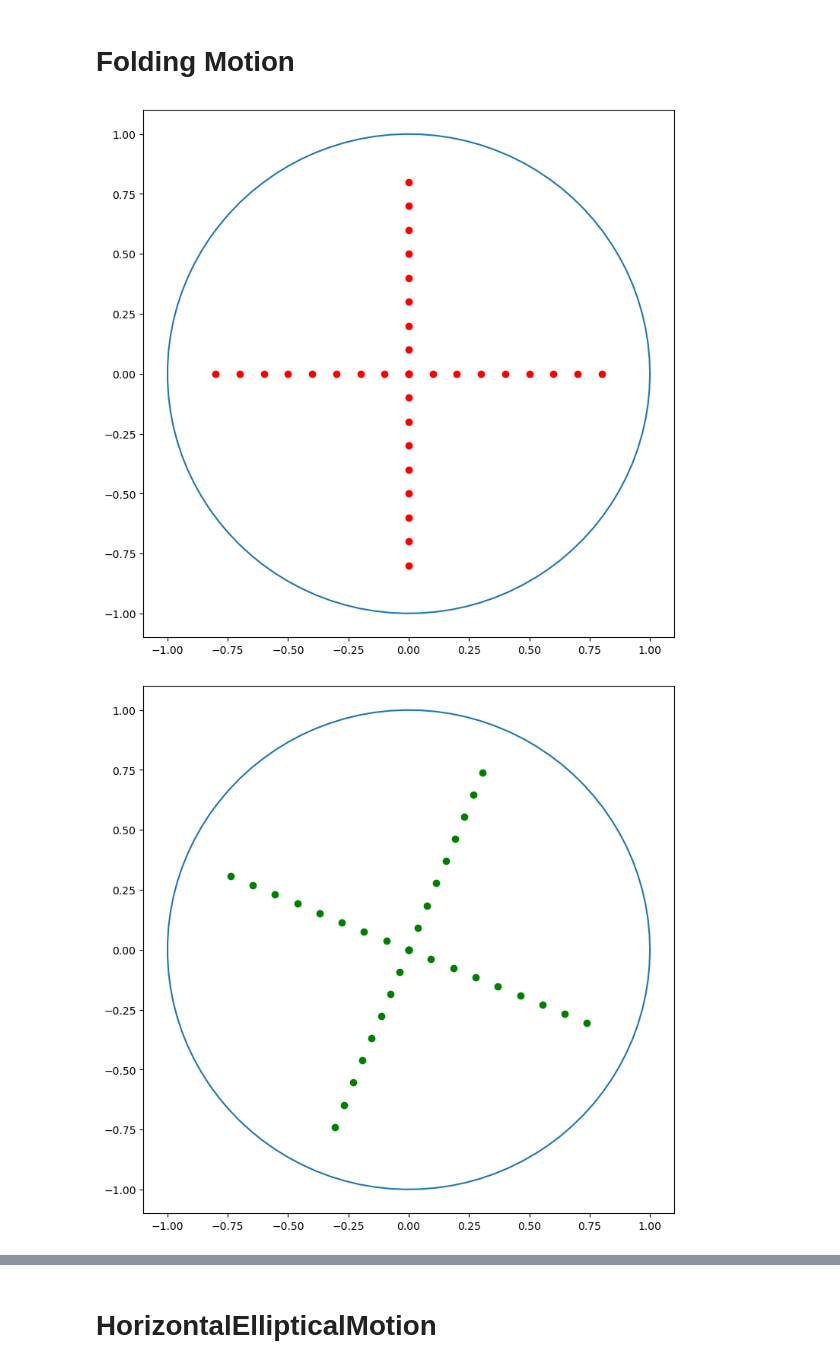
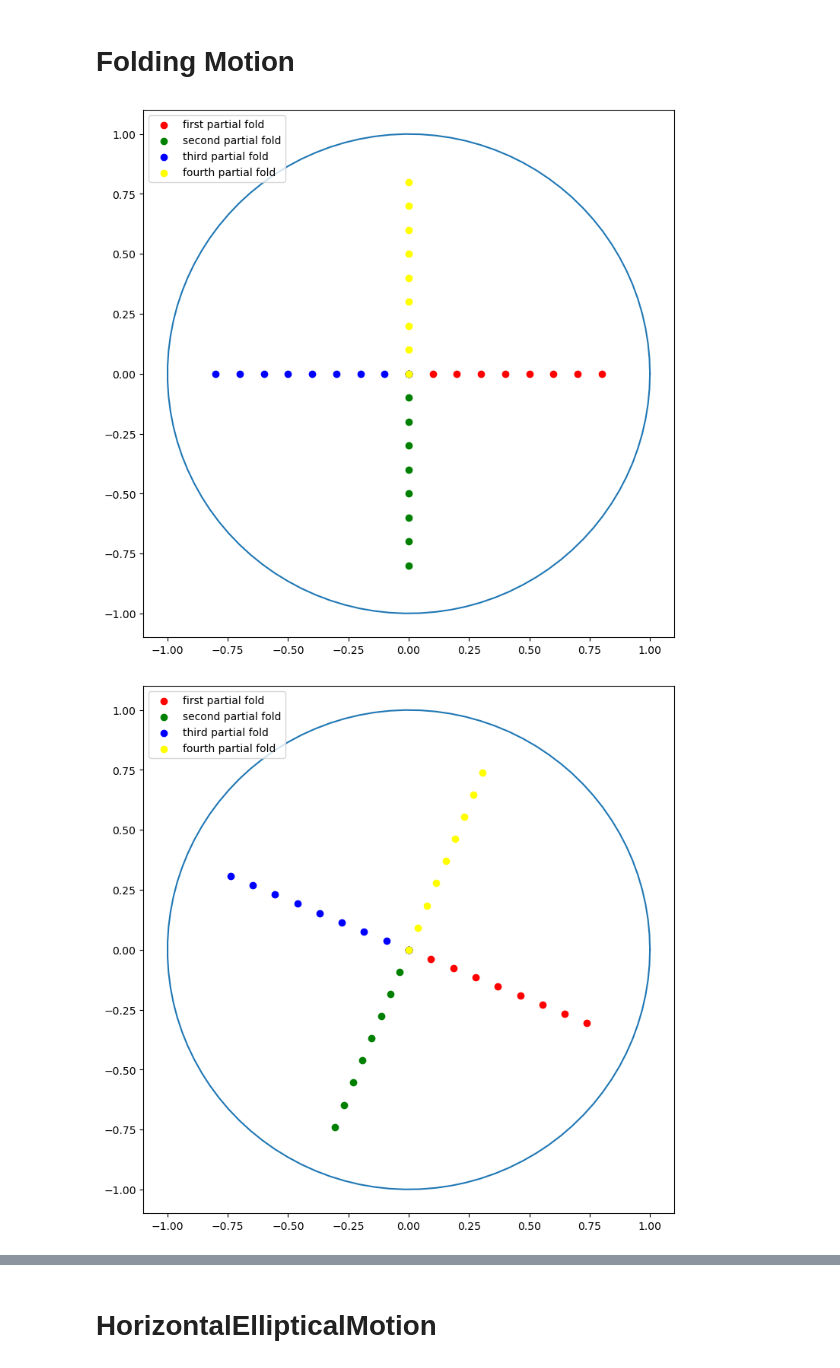
Before and after one commit to Food-Ninja/MixingIngredients, a Jupyter notebook: ipynb/motion.ipynb, the cells around one changed output, grey strips where cells are left out. Drawn from its saved outputs; the diff is of its cells as text; code cells hidden in the pictures.

Commit message:
change colors of folding plots

```diff
--- a/ipynb/motion.ipynb
+++ b/ipynb/motion.ipynb
@@ -101,28 +103,24 @@ line_start = x_start + radius_upper * np.cos(0)
 line = np.linspace([x_start, line_start], [x_start, y_start], num=10)
 # %%
 colors = ["red", "green", "blue", "yellow"]
+labels = ["first partial fold", "second partial fold", "third partial fold", "fourth partial fold"]
 for x in range(4):
+    plt.figure(figsize=(9, 9))
+    plt.plot(x_circle, y_circle)
     radian_shift1 = np.radians(22.5)
     radian_shift2 = np.radians(90.0)
-
     rotation_matrix = np.array([[np.cos(radian_shift1), -np.sin(radian_shift1)],
                                 [np.sin(radian_shift1), np.cos(radian_shift1)]])
 
     rotation_matrix2 = np.array([[np.cos(radian_shift2), -np.sin(radian_shift2)],
                                  [np.sin(radian_shift2), np.cos(radian_shift2)]])
 
-    line2 = line @ rotation_matrix2
-    line3 = line2 @ rotation_matrix2
-    line4 = line3 @ rotation_matrix2
-
-    plt.figure(figsize=(9, 9))
-    plt.plot(x_circle, y_circle)
-    plt.scatter(line[:, 0][1:], line[:, 1][1:], color=colors[x], marker='o')
-    plt.scatter(line2[:, 0][1:], line2[:, 1][1:], color=colors[x], marker='o')
-    plt.scatter(line3[:, 0][1:], line3[:, 1][1:], color=colors[x], marker='o')
-    plt.scatter(line4[:, 0][1:], line4[:, 1][1:], color=colors[x], marker='o')
-
+    for y in range(4):
+        line = line @ rotation_matrix2
+        plt.scatter(line[:, 0][1:], line[:, 1][1:], color=colors[y], marker='o', label=labels[y])
     line = line @ rotation_matrix
+    plt.legend()
+    plt.show()
 # %% [output]
-[figure, old version]
+[figure, new version]
-[figure, old version]
+[figure, new version]
```
Also changed, not shown: parts of 2 cells of this notebook.
